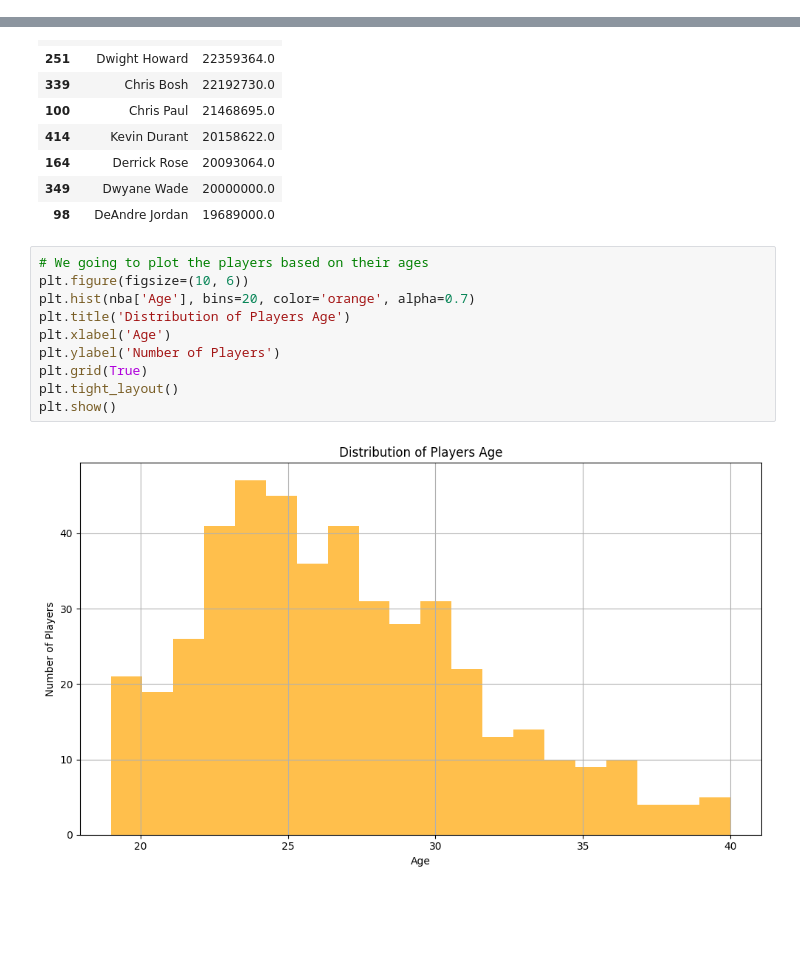
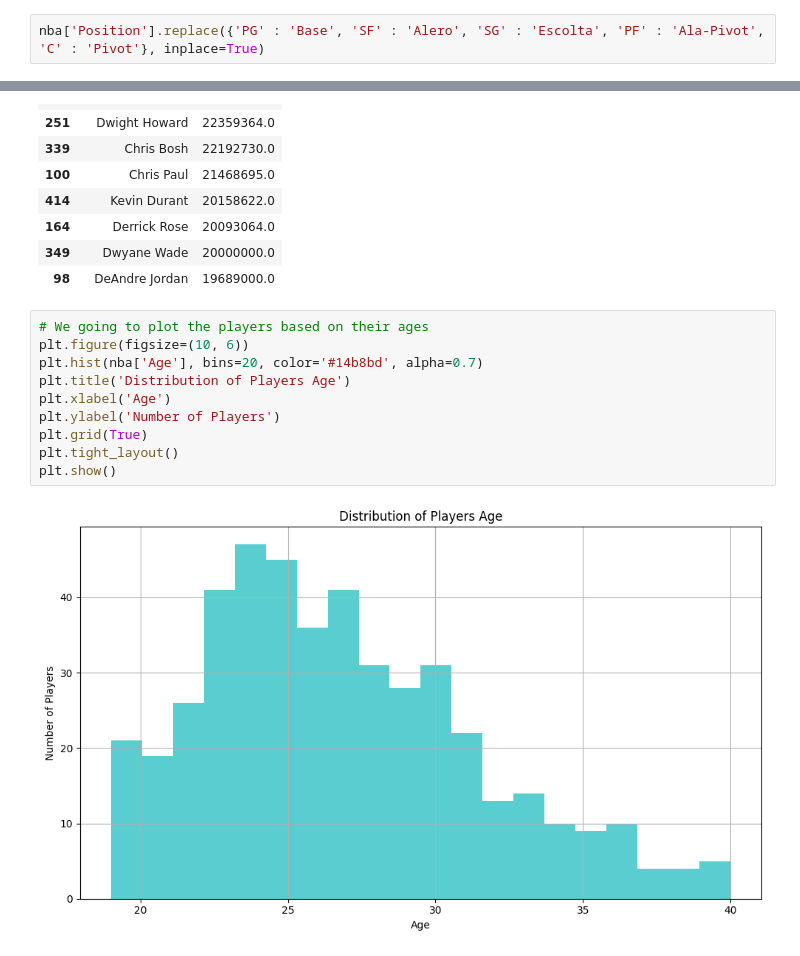
Before and after one commit to alelozanob16/Exploratory_Analysis_NBAData, a Jupyter notebook: exploratoy_analysis.ipynb, the cells around one changed output, grey strips where cells are left out. Cells and saved outputs as stored; diff of their text form; blank space fills up the shorter version.

```diff
--- a/exploratoy_analysis.ipynb
+++ b/exploratoy_analysis.ipynb
@@ -75,6 +66,8 @@ nba.rename(columns={'Height' : 'Height (cm)'}, inplace=True)
 # %%
 # We also change the meauserement of the weight to kilograms
 nba['Weight (KG)'] = (nba['Weight'] / 2.205).round(2)
+# %%
+nba['Position'].replace({'PG' : 'Base', 'SF' : 'Alero', 'SG' : 'Escolta', 'PF' : 'Ala-Pivot', 'C' : 'Pivot'}, inplace=True)
 # %%
 # We dont need the columns Feet and Inches anymore
 nba.drop(columns = ['Feet', 'Inches', 'Weight'], inplace=True)
@@ -171,15 +173,15 @@ nba[['Name', 'Salary']].sort_values(by='Salary', ascending=False).head(10)
 # %%
 # We going to plot the players based on their ages
 plt.figure(figsize=(10, 6))
-plt.hist(nba['Age'], bins=20, color='orange', alpha=0.7)
+plt.hist(nba['Age'], bins=20, color='#14b8bd', alpha=0.7)
 plt.title('Distribution of Players Age')
 plt.xlabel('Age')
 plt.ylabel('Number of Players')
 plt.grid(True)
 plt.tight_layout()
 plt.show()
 # %% [output]
-[figure, old version]
+[figure, new version]
 # %%
 # We doing the same with the Height variable
 plt.figure(figsize=(10, 6))
```
Also changed, not shown: parts of 8 cells of this notebook.
